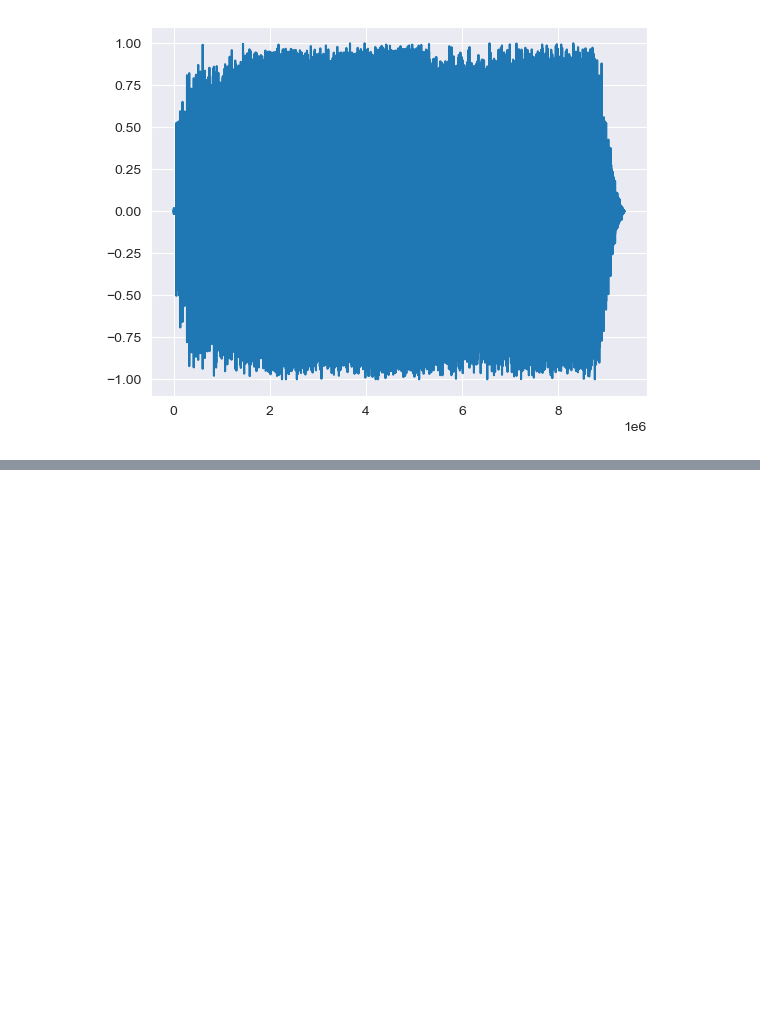
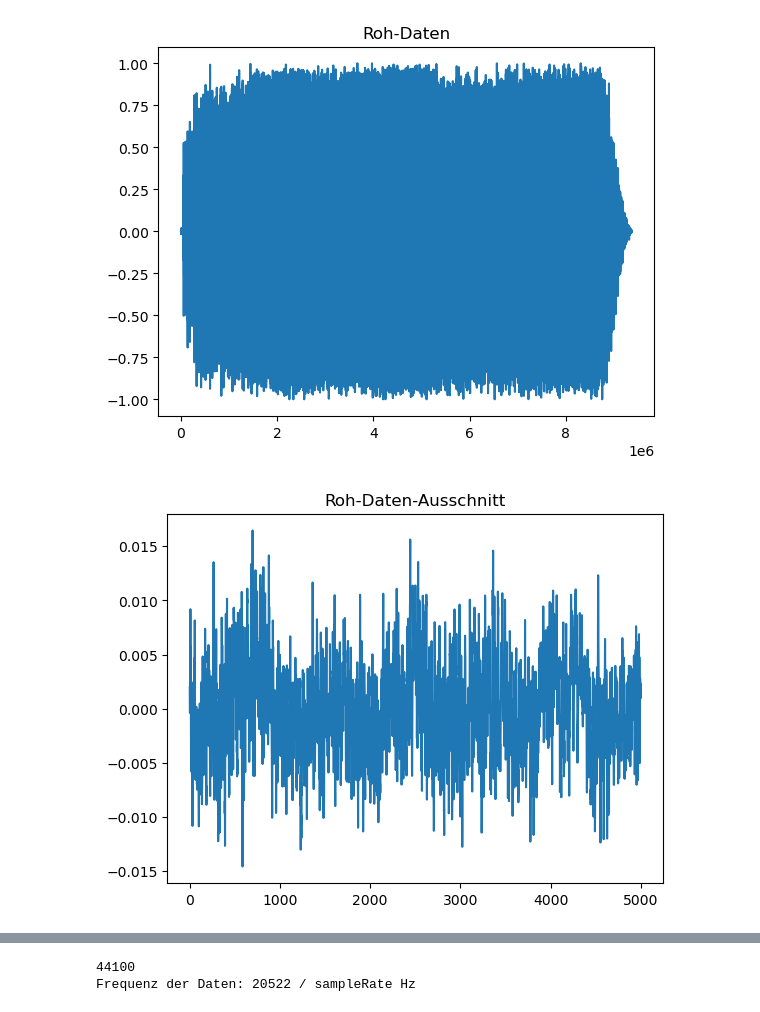
Before and after one commit to Atomarverseucht/AIN, a Jupyter notebook: 3/technische-grundlagen-der-kuenstlichen-intelligenz/versuch4/song.ipynb, the cells around one changed output, grey strips where cells are left out. Drawn from its saved outputs; the diff is of its cells as text; code cells hidden in the pictures; blank space fills up the shorter version.

```diff
--- a/3/technische-grundlagen-der-kuenstlichen-intelligenz/versuch4/song.ipynb
+++ b/3/technische-grundlagen-der-kuenstlichen-intelligenz/versuch4/song.ipynb
@@ -14,6 +30,16 @@ plt.show()
 # %%
 astley, fs = lr.load(f"{absPath}/Rick_Astley_Never_Gonna_Give_You_Up.wav", sr=None)
 plt.plot(astley)
+plt.title("Roh-Daten")
 plt.show()
+plt.plot(astley[10000:15000])
+plt.title("Roh-Daten-Ausschnitt")
+plt.show()
+fft = np.abs(np.fft.fft(astley))
+plt.plot(fft[0:100000])
+plt.title("FFT der Daten")
+plt.show()
+print(f"Frequenz der Daten: {np.argmax(np.abs(fft[0:5000000]))} / sampleRate Hz")
 # %% [output]
-[figure, old version]
+[figure, new version]
+[figure, added]
@@ -19,0 +47,2 @@ plt.show()
+44100
+Frequenz der Daten: 20522 / sampleRate Hz
```
Also changed, not shown: parts of 4 cells of this notebook, 2 other files.
